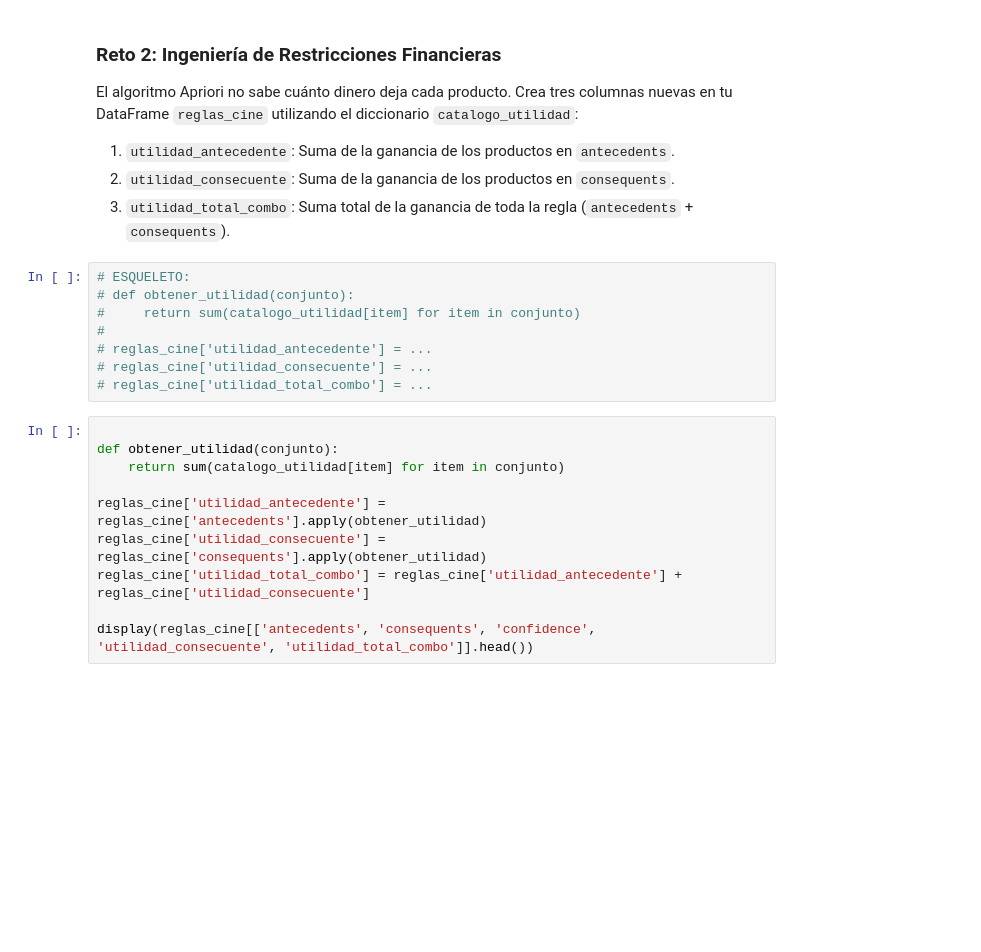
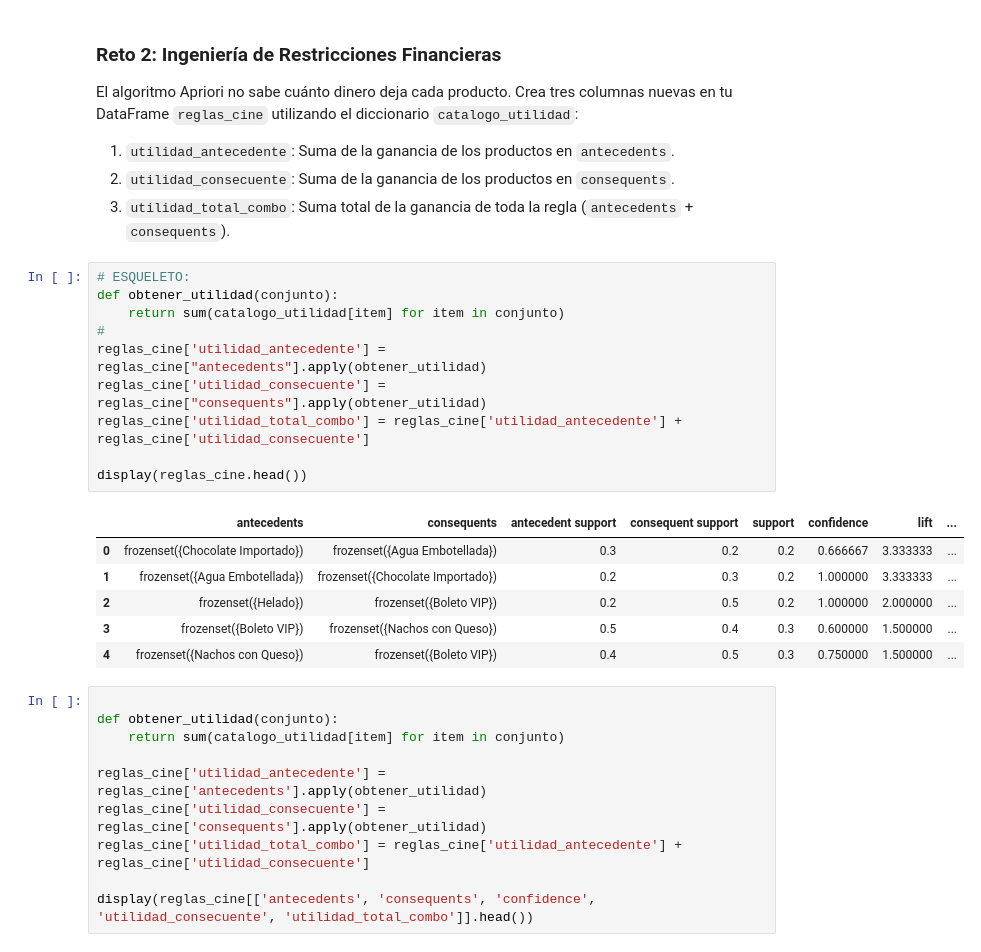
Before and after one commit to mricardo89/data-mining, a Jupyter notebook: Unit-IV/03-Constraints_class.ipynb, the cells around one changed output. Cells and saved outputs as stored; diff of their text form; blank space fills up the shorter version.

```diff
--- a/Unit-IV/03-Constraints_class.ipynb
+++ b/Unit-IV/03-Constraints_class.ipynb
@@ -80,12 +91,21 @@ El algoritmo Apriori no sabe cuánto dinero deja cada producto. Crea tres column
 3. `utilidad_total_combo`: Suma total de la ganancia de toda la regla (`antecedents` + `consequents`).
 # %%
 # ESQUELETO:
-# def obtener_utilidad(conjunto):
-#     return sum(catalogo_utilidad[item] for item in conjunto)
+def obtener_utilidad(conjunto):
+    return sum(catalogo_utilidad[item] for item in conjunto)
 #
-# reglas_cine['utilidad_antecedente'] = ...
-# reglas_cine['utilidad_consecuente'] = ...
-# reglas_cine['utilidad_total_combo'] = ...
+reglas_cine['utilidad_antecedente'] = reglas_cine["antecedents"].apply(obtener_utilidad)
+reglas_cine['utilidad_consecuente'] = reglas_cine["consequents"].apply(obtener_utilidad)
+reglas_cine['utilidad_total_combo'] = reglas_cine['utilidad_antecedente'] + reglas_cine['utilidad_consecuente']
+
+display(reglas_cine.head())
+# %% [output]
+|  | antecedents | consequents | antecedent support | consequent support | support | confidence | lift | ... |
+| 0 | frozenset({Chocolate Importado}) | frozenset({Agua Embotellada}) | 0.3 | 0.2 | 0.2 | 0.666667 | 3.333333 | ... |
+| 1 | frozenset({Agua Embotellada}) | frozenset({Chocolate Importado}) | 0.2 | 0.3 | 0.2 | 1.000000 | 3.333333 | ... |
+| 2 | frozenset({Helado}) | frozenset({Boleto VIP}) | 0.2 | 0.5 | 0.2 | 1.000000 | 2.000000 | ... |
+| 3 | frozenset({Boleto VIP}) | frozenset({Nachos con Queso}) | 0.5 | 0.4 | 0.3 | 0.600000 | 1.500000 | ... |
+| 4 | frozenset({Nachos con Queso}) | frozenset({Boleto VIP}) | 0.4 | 0.5 | 0.3 | 0.750000 | 1.500000 | ... |
 # %%
 
 def obtener_utilidad(conjunto):
```
Also changed, not shown: parts of 3 cells of this notebook, 2 other files.
